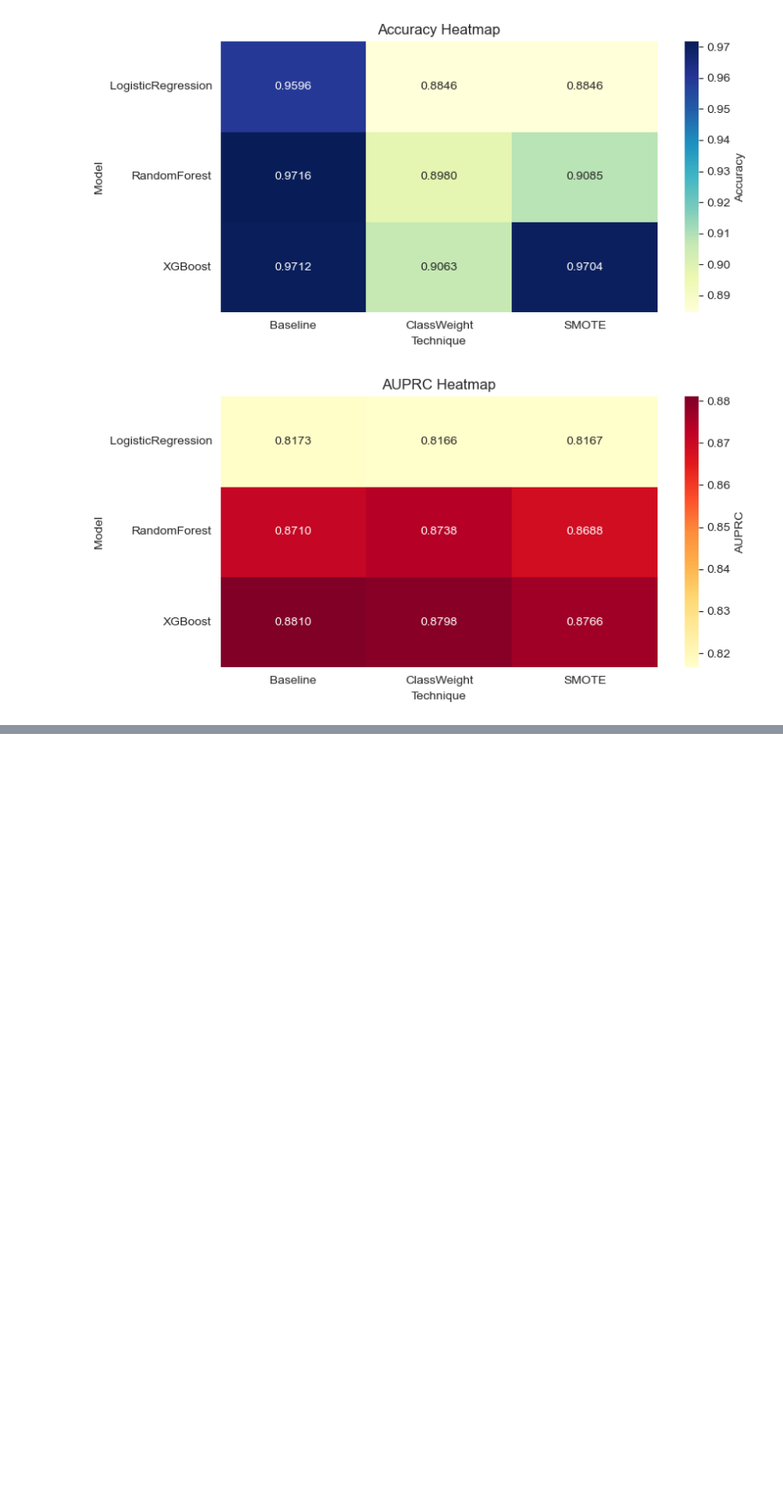
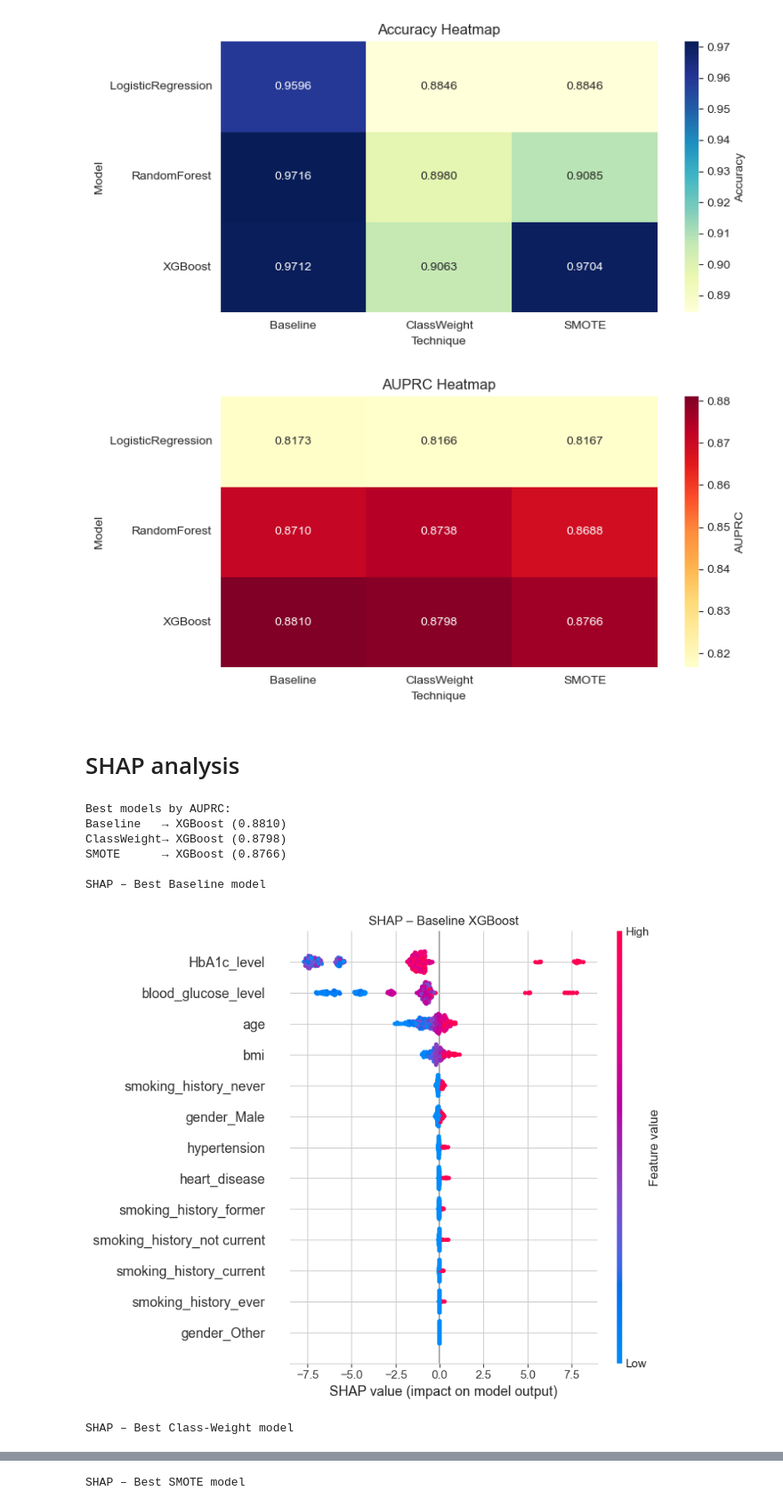
Before and after one commit to sarimk7/Diabetes-Prediction-, a Jupyter notebook: Project.ipynb, the cells around one changed output, grey strips where cells are left out. Shown at 89% size. Cells and saved outputs as stored; diff of their text form; code cells hidden in the pictures; blank space fills up the shorter version.

Commit message:
Added SHAP

```diff
--- a/Project.ipynb
+++ b/Project.ipynb
@@ -373,3 +385,63 @@ plt.show()
 [figure]
 [figure]
 [figure]
+# %% [markdown]
+# SHAP analysis
+# %%
+# We take the best model according to AUPRC for each technique
+best_baseline = max(baseline_results.items(), key=lambda x: x[1]['auprc'])
+best_weighted = max(weighted_results.items(), key=lambda x: x[1]['auprc'])
+best_smote    = max(smote_results.items(), key=lambda x: x[1]['auprc'])
+
+print("Best models by AUPRC:")
+print(f"Baseline   → {best_baseline[0]} ({best_baseline[1]['auprc']:.4f})")
+print(f"ClassWeight→ {best_weighted[0]} ({best_weighted[1]['auprc']:.4f})")
+print(f"SMOTE      → {best_smote[0]} ({best_smote[1]['auprc']:.4f})")
+
+def shap_summary(pipeline, X_sample, title):
+    # Get the preprocessed data
+    X_transformed = pipeline.named_steps['preprocessor'].transform(X_sample)
+
+    # Feature names after one-hot
+    cat_features = pipeline.named_steps['preprocessor'].named_transformers_['cat'].get_feature_names_out(categorical_features)
+    feature_names = list(cat_features) + numerical_features
+
+    # Choose explainer based on model type
+    model = pipeline.named_steps['classifier']
+
+    if isinstance(model, (RandomForestClassifier, XGBClassifier)):
+        explainer = shap.TreeExplainer(model)
+        shap_values = explainer.shap_values(X_transformed)
+        # For binary classification TreeExplainer returns list or 2D array
+        if isinstance(shap_values, list):
+            shap_values = shap_values[1]
+    else:
+        explainer = shap.LinearExplainer(model, X_transformed)
+        shap_values = explainer.shap_values(X_transformed)
+
+    plt.figure()
+    shap.summary_plot(shap_values, X_transformed, feature_names=feature_names, show=False)
+    plt.title(title)
+    plt.tight_layout()
+    plt.show()
+
+# Use a sample of the test set for speed
+X_sample = X_test.sample(500, random_state=42)
+
+print("\nSHAP – Best Baseline model")
+shap_summary(best_baseline[1]['pipeline'], X_sample, f"SHAP – Baseline {best_baseline[0]}")
+
+print("\nSHAP – Best Class-Weight model")
+shap_summary(best_weighted[1]['pipeline'], X_sample, f"SHAP – ClassWeight {best_weighted[0]}")
+
+print("\nSHAP – Best SMOTE model")
+shap_summary(best_smote[1]['pipeline'], X_sample, f"SHAP – SMOTE {best_smote[0]}")
+# %% [output]
+Best models by AUPRC:
+Baseline   → XGBoost (0.8810)
+ClassWeight→ XGBoost (0.8798)
+SMOTE      → XGBoost (0.8766)
+
+SHAP – Best Baseline model
+[figure, added]
+SHAP – Best Class-Weight model
@@ -375,0 +449 @@ plt.show()
+SHAP – Best SMOTE model
```
Also changed, not shown: parts of 11 cells of this notebook.
